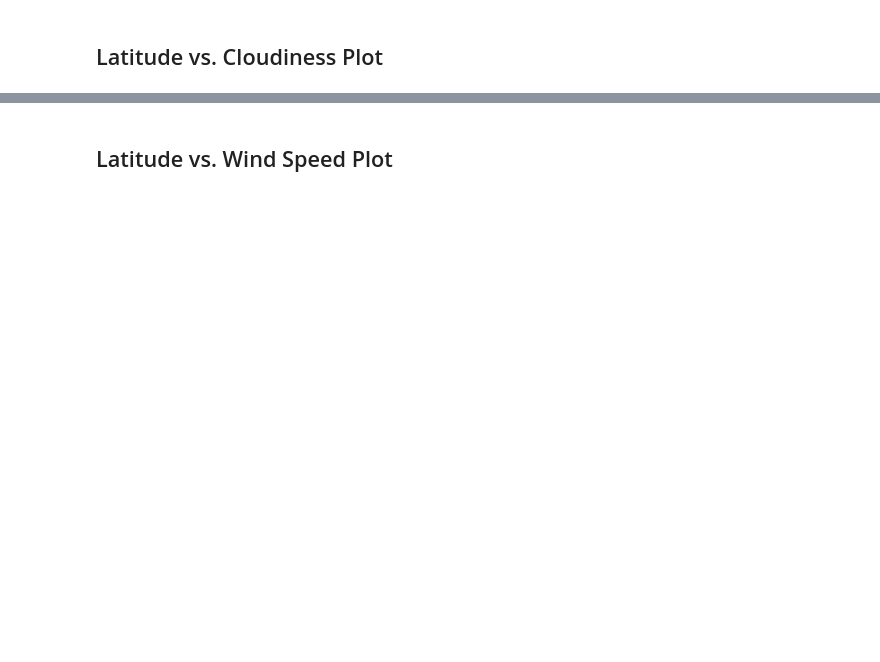
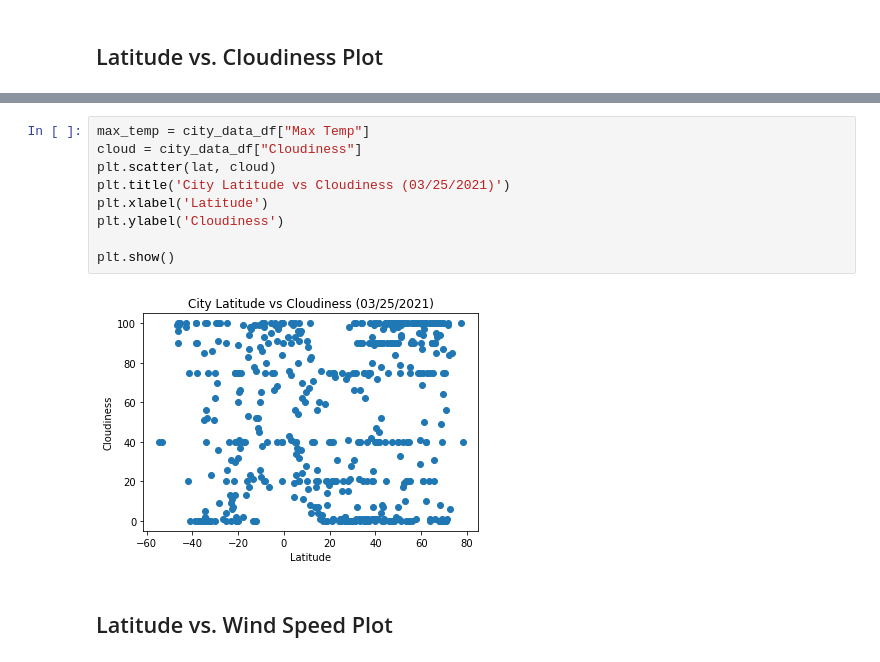
Before and after one commit to Slainte91/python-api-challenge, a Jupyter notebook: WeatherPy.ipynb, the cells around one changed output, grey strips where cells are left out. Drawn from its saved outputs; the diff is of its cells as text; blank space fills up the shorter version.

```diff
--- a/WeatherPy.ipynb
+++ b/WeatherPy.ipynb
@@ -244,2 +257,13 @@ dtype: int64
+# %%
+max_temp = city_data_df["Max Temp"]
+cloud = city_data_df["Cloudiness"]
+plt.scatter(lat, cloud)
+plt.title('City Latitude vs Cloudiness (03/25/2021)')
+plt.xlabel('Latitude')
+plt.ylabel('Cloudiness')
+
+plt.show()
+# %% [output]
+[figure, added]
 # %% [markdown]
 ## Latitude vs. Wind Speed Plot
```
Also changed, not shown: parts of 29 cells of this notebook.
